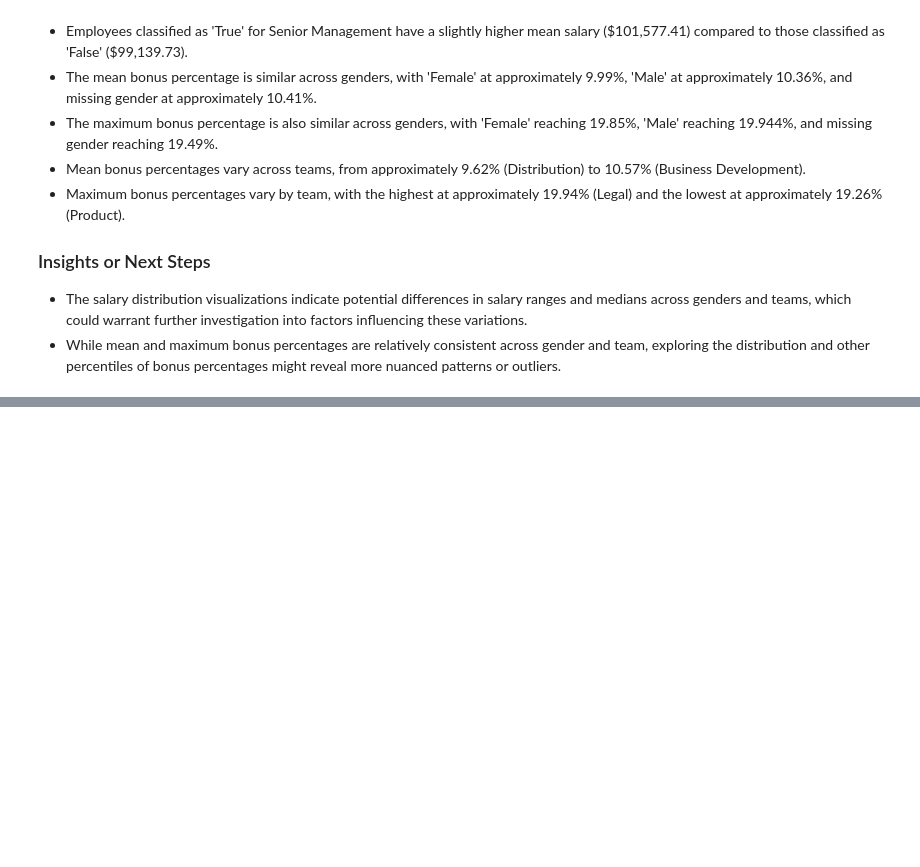
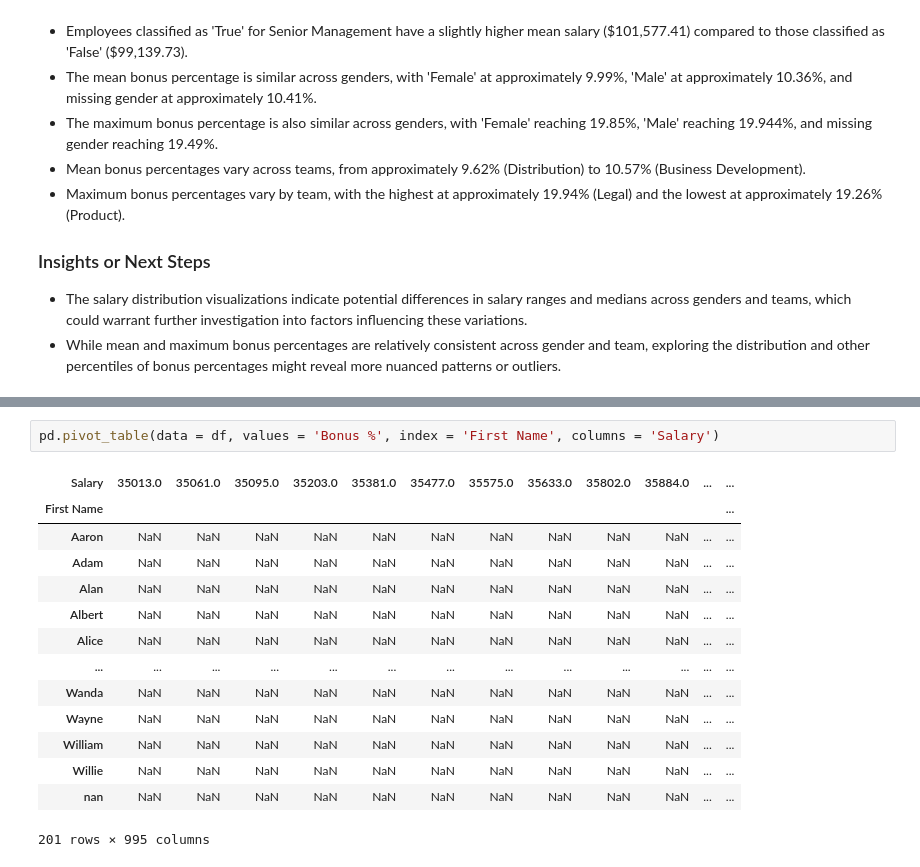
Before and after one commit to Grace-1420/Employees.py, a Jupyter notebook: Employees.ipynb, the cells around one changed output, grey strips where cells are left out. Cells and saved outputs as stored; diff of their text form; blank space fills up the shorter version.

```diff
--- a/Employees.ipynb
+++ b/Employees.ipynb
@@ -432,0 +485,17 @@ dtype: float64
+# %%
+pd.pivot_table(data = df, values = 'Bonus %', index = 'First Name', columns = 'Salary')
+# %% [output]
+| Salary | 35013.0 | 35061.0 | 35095.0 | 35203.0 | 35381.0 | 35477.0 | 35575.0 | 35633.0 | 35802.0 | 35884.0 | ... | ... |
+| First Name |  |  |  |  |  |  |  |  |  |  |  | ... |
+| Aaron | NaN | NaN | NaN | NaN | NaN | NaN | NaN | NaN | NaN | NaN | ... | ... |
+| Adam | NaN | NaN | NaN | NaN | NaN | NaN | NaN | NaN | NaN | NaN | ... | ... |
+| Alan | NaN | NaN | NaN | NaN | NaN | NaN | NaN | NaN | NaN | NaN | ... | ... |
+| Albert | NaN | NaN | NaN | NaN | NaN | NaN | NaN | NaN | NaN | NaN | ... | ... |
+| Alice | NaN | NaN | NaN | NaN | NaN | NaN | NaN | NaN | NaN | NaN | ... | ... |
+| ... | ... | ... | ... | ... | ... | ... | ... | ... | ... | ... | ... | ... |
+| Wanda | NaN | NaN | NaN | NaN | NaN | NaN | NaN | NaN | NaN | NaN | ... | ... |
+| Wayne | NaN | NaN | NaN | NaN | NaN | NaN | NaN | NaN | NaN | NaN | ... | ... |
+| William | NaN | NaN | NaN | NaN | NaN | NaN | NaN | NaN | NaN | NaN | ... | ... |
+| Willie | NaN | NaN | NaN | NaN | NaN | NaN | NaN | NaN | NaN | NaN | ... | ... |
+| nan | NaN | NaN | NaN | NaN | NaN | NaN | NaN | NaN | NaN | NaN | ... | ... |
+201 rows × 995 columns
```
Also changed, not shown: parts of 31 cells of this notebook.
